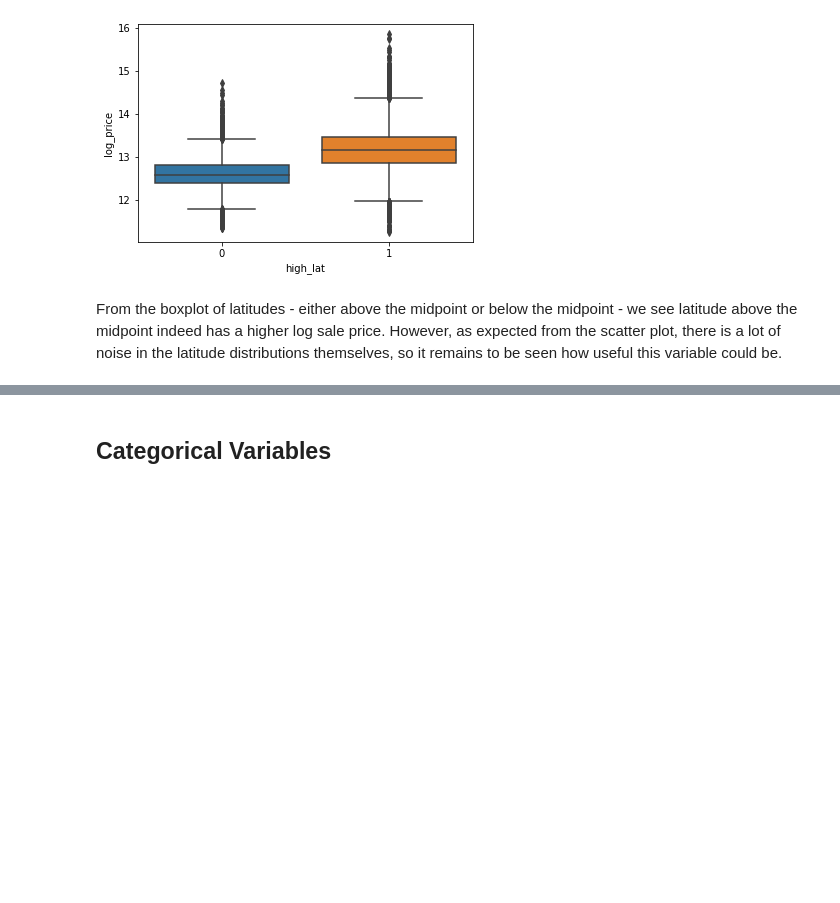
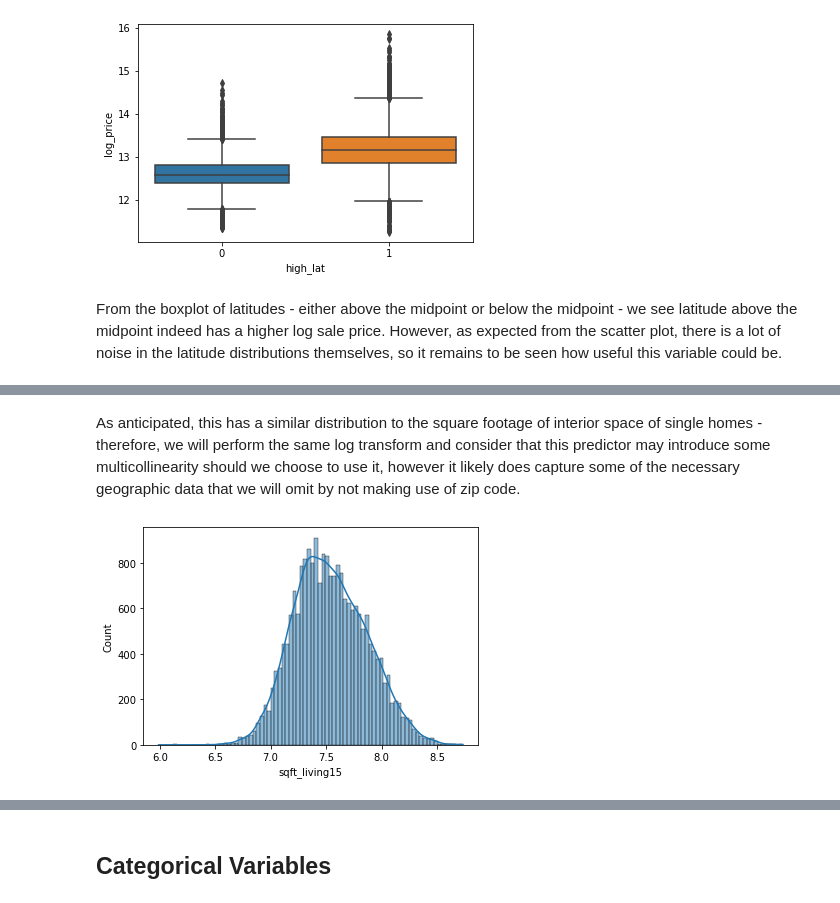
Before and after one commit to adobronyi/king_county_real_estate, a Jupyter notebook: student.ipynb, the cells around one changed output, grey strips where cells are left out. Cells and saved outputs as stored; diff of their text form; code cells hidden in the pictures; blank space fills up the shorter version.

```diff
--- a/student.ipynb
+++ b/student.ipynb
@@ -263,0 +271,7 @@ From the boxplot of latitudes - either above the midpoint or below the midpoint
+# %% [markdown]
+As anticipated, this has a similar distribution to the square footage of interior space of single homes - therefore, we will perform the same log transform and consider that this predictor may introduce some multicollinearity should we choose to use it, however it likely does capture some of the necessary geographic data that we will omit by not making use of zip code.
+# %%
+# histogram of log of square foot of nearest 15 homes
+sns.histplot(np.log(df['sqft_living15']),kde=True);
+# %% [output]
+[figure, added]
```
Also changed, not shown: parts of 31 cells of this notebook.
